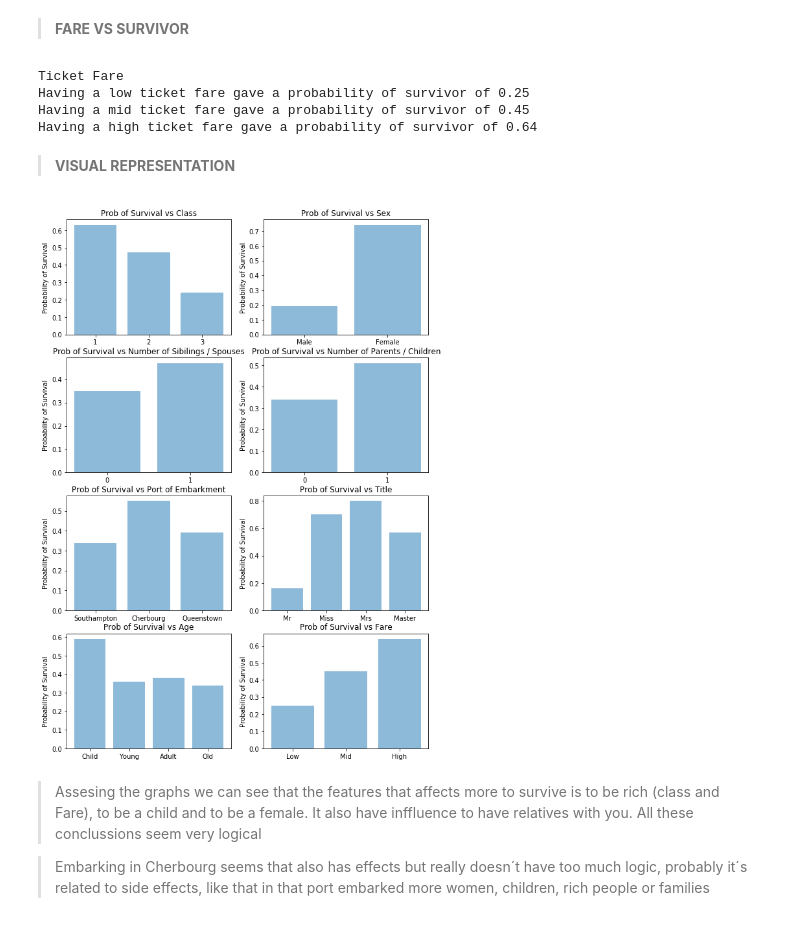
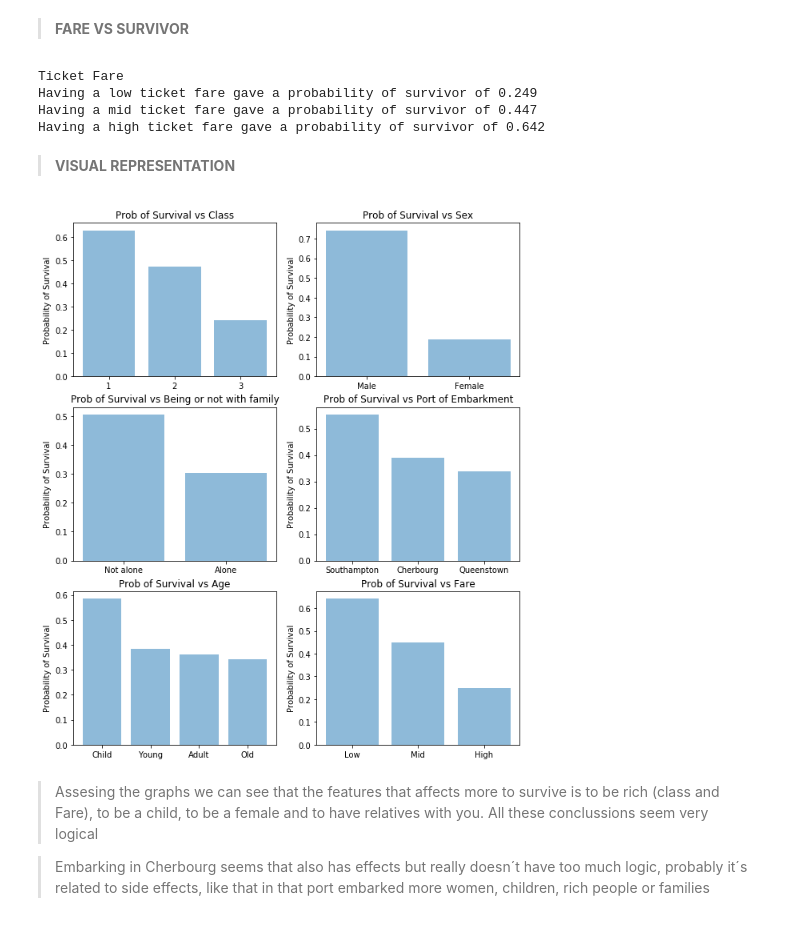
Before and after one commit to canceleiro/Titanic-Disaster, a Jupyter notebook: Titanic_Disaster.ipynb, the cells around one changed output. Cells and saved outputs as stored; diff of their text form; code cells hidden in the pictures.

```diff
--- a/Titanic_Disaster.ipynb
+++ b/Titanic_Disaster.ipynb
@@ -761,0 +698,6 @@ Not having parents or children on board gave a probability of survivor of 0.51
+# %%
+df_surv_Alone = df_surv[['Alone', 'Survived']].groupby(['Alone'], as_index=False).mean().sort_values(by='Survived', ascending=False)
+
+print("Being or not with family")
+print("Being without familiy gave a probability of survivor of", round(df_surv_Alone[df_surv_Alone.Alone == '1'].Survived.iloc[0],3))
+print("Being with family gave a probability of survivor of", round(df_surv_Alone[df_surv_Alone.Alone == '0'].Survived.iloc[0],3))
@@ -831,102 +738,78 @@ Being old gave a probability of survivor of 0.34
 # %% [markdown]
 > **FARE VS SURVIVOR**
 # %%
-Pr_FareL_Surv = round(len(df_surv[(df_surv.Fare_Cat == 'Low') & (df_surv.Survived == 1)])/ len(df_surv[df_surv.Fare_Cat == 'Low']),2)
-Pr_FareM_Surv = round(len(df_surv[(df_surv.Fare_Cat == 'Mid') & (df_surv.Survived == 1)])/ len(df_surv[df_surv.Fare_Cat == 'Mid']),2)
-Pr_FareH_Surv = round(len(df_surv[(df_surv.Fare_Cat == 'High') & (df_surv.Survived == 1)])/ len(df_surv[df_surv.Fare_Cat == 'High']),2)
-
-data = {'Fare':  ['Low', 'Mid', 'High'],
-        'Rate_Survivors': [Pr_FareL_Surv, Pr_FareM_Surv, Pr_FareH_Surv ]}
-df_surv_Fare = pd.DataFrame (data, columns = ['Fare','Rate_Survivors'])
+df_surv_Fare = df_surv[['Fare_Cat', 'Survived']].groupby(['Fare_Cat'], as_index=False).mean().sort_values(by='Survived', ascending=False)
 
 print("Ticket Fare")
-print("Having a low ticket fare gave a probability of survivor of", Pr_FareL_Surv)
-print("Having a mid ticket fare gave a probability of survivor of", Pr_FareM_Surv)
-print("Having a high ticket fare gave a probability of survivor of", Pr_FareH_Surv)
+print("Having a low ticket fare gave a probability of survivor of", round(df_surv_Fare[df_surv_Fare.Fare_Cat == 'Low'].Survived.iloc[0],3))
+print("Having a mid ticket fare gave a probability of survivor of", round(df_surv_Fare[df_surv_Fare.Fare_Cat == 'Mid'].Survived.iloc[0],3))
+print("Having a high ticket fare gave a probability of survivor of", round(df_surv_Fare[df_surv_Fare.Fare_Cat == 'High'].Survived.iloc[0],3))
 # %% [output]
 Ticket Fare
-Having a low ticket fare gave a probability of survivor of 0.25
-Having a mid ticket fare gave a probability of survivor of 0.45
-Having a high ticket fare gave a probability of survivor of 0.64
+Having a low ticket fare gave a probability of survivor of 0.249
+Having a mid ticket fare gave a probability of survivor of 0.447
+Having a high ticket fare gave a probability of survivor of 0.642
 # %% [markdown]
 > **VISUAL REPRESENTATION**
 # %%
-plt.figure(figsize = [10, 15])
+plt.figure(figsize = [10, 12])
 
 #Class
-plt.subplot(4, 2, 1)
+plt.subplot(3, 2, 1)
 objects = ('1', '2', '3')
 y_pos = np.arange(len(objects))
-plt.bar(y_pos, df_cl_surv.Rate_Survivors, align='center', alpha=0.5)
+plt.bar(y_pos, df_cl_surv.Survived, align='center', alpha=0.5)
 plt.xticks(y_pos, objects);
 plt.ylabel('Probability of Survival')
 plt.title('Prob of Survival vs Class');
 
 #Sex
-plt.subplot(4, 2, 2)
+plt.subplot(3, 2, 2)
 objects = ('Male', 'Female')
 y_pos = np.arange(len(objects))
-plt.bar(y_pos, df_sex_surv.Rate_Survivors, align='center', alpha=0.5)
+plt.bar(y_pos, df_sex_surv.Survived, align='center', alpha=0.5)
 plt.xticks(y_pos, objects);
 plt.ylabel('Probability of Survival')
 plt.title('Prob of Survival vs Sex');
 
-#Sibilings / Spouses
-plt.subplot(4, 2, 3)
-objects = ('0', '1')
+#Alone
+plt.subplot(3, 2, 3)
+objects = ('Not alone', 'Alone')
 y_pos = np.arange(len(objects))
-plt.bar(y_pos, df_surv_SibSp.Rate_Survivors, align='center', alpha=0.5)
+plt.bar(y_pos, df_surv_Alone.Survived, align='center', alpha=0.5)
 plt.xticks(y_pos, objects);
 plt.ylabel('Probability of Survival')
-plt.title('Prob of Survival vs Number of Sibilings / Spouses');
-
-#parents/children
-plt.subplot(4, 2, 4)
-objects = ('0', '1')
-y_pos = np.arange(len(objects))
-plt.bar(y_pos, df_surv_Parch.Rate_Survivors, align='center', alpha=0.5)
-plt.xticks(y_pos, objects);
-plt.ylabel('Probability of Survival')
-plt.title('Prob of Survival vs Number of Parents / Children');
+plt.title('Prob of Survival vs Being or not with family');
 
 #port of embarkment
-plt.subplot(4, 2, 5)
+plt.subplot(3, 2, 4)
 objects = ('Southampton', 'Cherbourg', 'Queenstown')
 y_pos = np.arange(len(objects))
-plt.bar(y_pos, df_surv_Emb.Rate_Survivors, align='center', alpha=0.5)
+plt.bar(y_pos, df_surv_Emb.Survived, align='center', alpha=0.5)
 plt.xticks(y_pos, objects);
 plt.ylabel('Probability of Survival')
 plt.title('Prob of Survival vs Port of Embarkment');
 
-#Title
-plt.subplot(4, 2, 6)
-objects = ('Mr', 'Miss', 'Mrs', 'Master')
-y_pos = np.arange(len(objects))
-plt.bar(y_pos, df_surv_Tit.Rate_Survivors, align='center', alpha=0.5)
-plt.xticks(y_pos, objects);
-plt.ylabel('Probability of Survival')
-plt.title('Prob of Survival vs Title');
-
 #Age
-plt.subplot(4, 2, 7)
+plt.subplot(3, 2, 5)
 objects = ('Child', 'Young', 'Adult', 'Old')
 y_pos = np.arange(len(objects))
-plt.bar(y_pos, df_surv_Age.Rate_Survivors, align='center', alpha=0.5)
+plt.bar(y_pos, df_surv_Age.Survived, align='center', alpha=0.5)
 plt.xticks(y_pos, objects);
 plt.ylabel('Probability of Survival')
 plt.title('Prob of Survival vs Age');
 
 #Fare
-plt.subplot(4, 2, 8)
+plt.subplot(3, 2, 6)
 objects = ('Low', 'Mid', 'High')
 y_pos = np.arange(len(objects))
-plt.bar(y_pos, df_surv_Fare.Rate_Survivors, align='center', alpha=0.5)
+plt.bar(y_pos, df_surv_Fare.Survived, align='center', alpha=0.5)
 plt.xticks(y_pos, objects);
 plt.ylabel('Probability of Survival')
 plt.title('Prob of Survival vs Fare');
 # %% [output]
-[figure, old version]
+[figure, new version]
 # %% [markdown]
-> Assesing the graphs we can see that the features that affects more to survive is to be rich (class and Fare), to be a child and to be a female. It also have inffluence to have relatives with you. All these conclussions seem very logical
+> Assesing the graphs we can see that the features that affects more to survive is to be rich (class and Fare), to be a child, to be a female and to have relatives with you. All these conclussions seem very logical
 
 > Embarking in Cherbourg seems that also has effects but really doesn´t have too much logic, probably it´s related to side effects, like that in that port embarked more women, children, rich people or families
```
Also changed, not shown: parts of 71 cells of this notebook.
